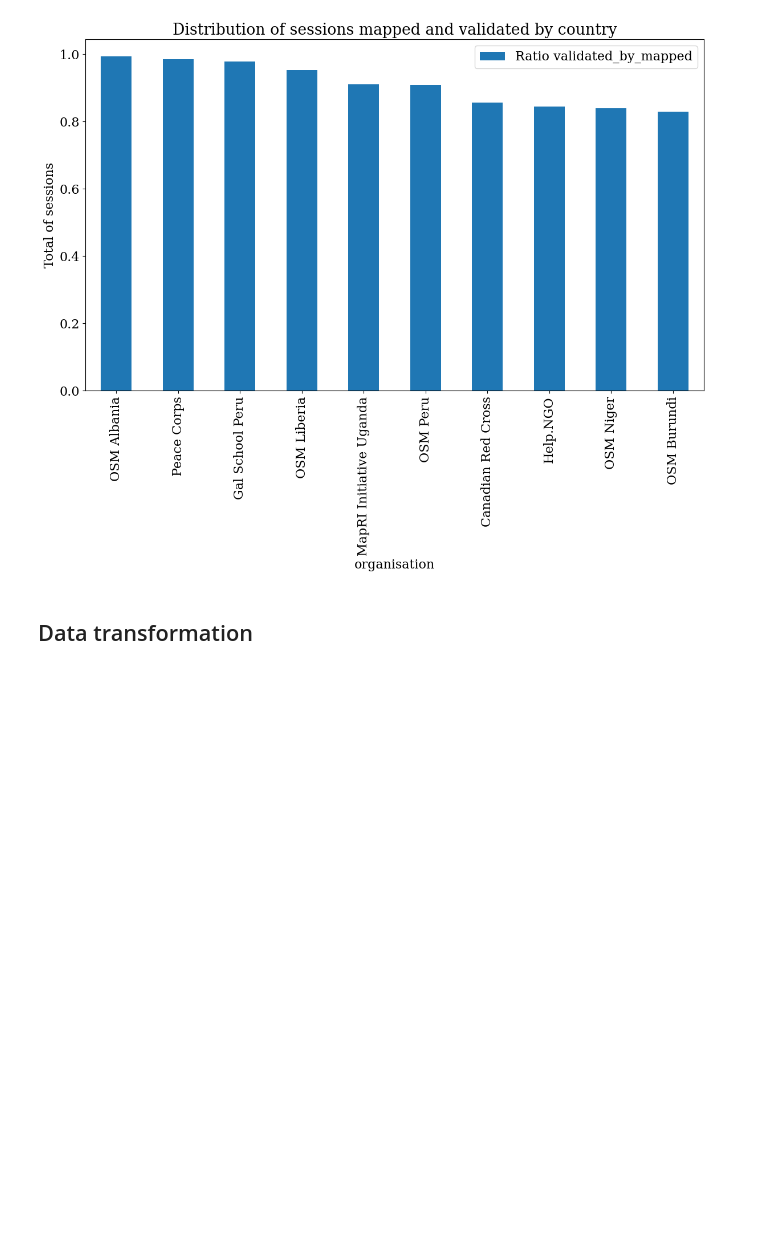
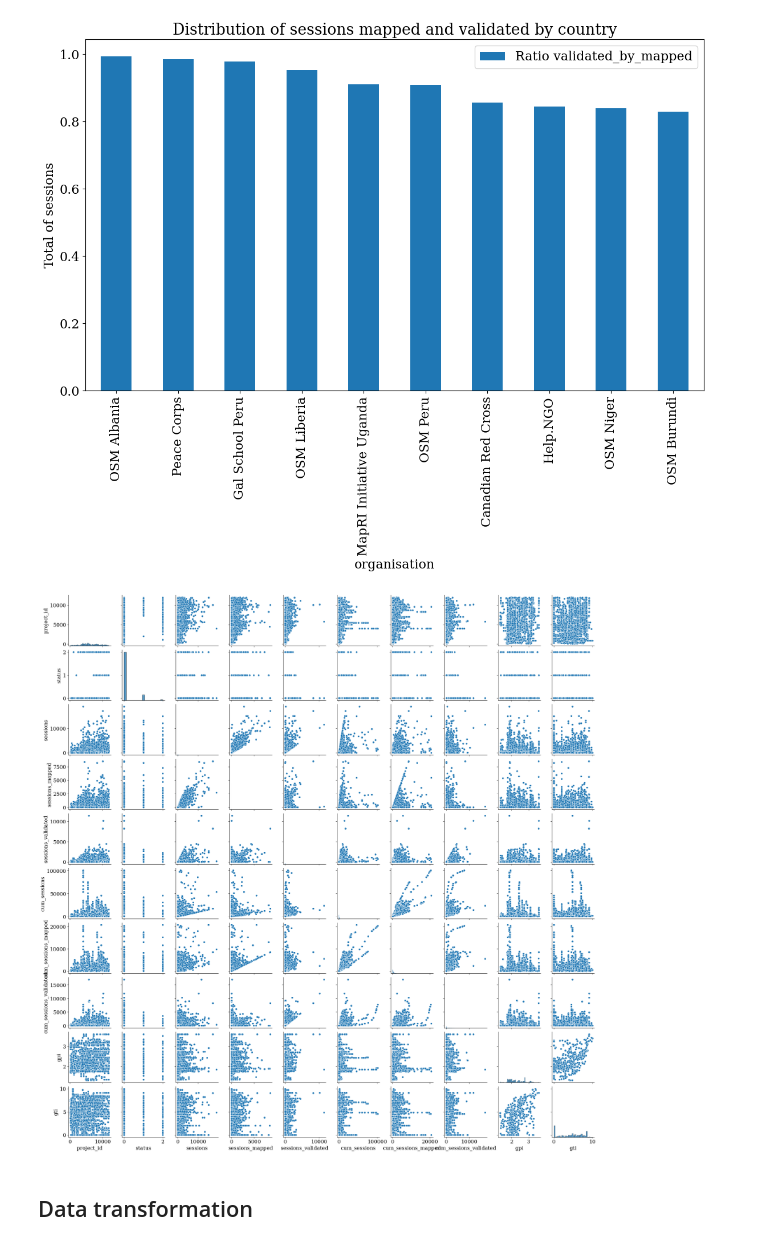
Before and after one commit to SIDIBEMoussa/Humanitarian-activity-analysis, a Jupyter notebook: Final notebook (EDA + Modeling)/Final_Notebook.ipynb, the cells around one changed output. Cells and saved outputs as stored; diff of their text form; code cells hidden in the pictures; blank space fills up the shorter version.

```diff
--- a/Final notebook (EDA + Modeling)/Final_Notebook.ipynb
+++ b/Final notebook (EDA + Modeling)/Final_Notebook.ipynb
@@ -144,6 +152,11 @@ plt.ylabel("Total of sessions")
 plt.show()
 # %% [output]
 [figure]
+# %%
+sns.pairplot(activity_by_month)
+plt.show()
+# %% [output]
+[figure, added]
 # %% [markdown]
 ## Data transformation
 # %% [markdown]
```
Also changed, not shown: parts of 12 cells of this notebook, 5 other files.
